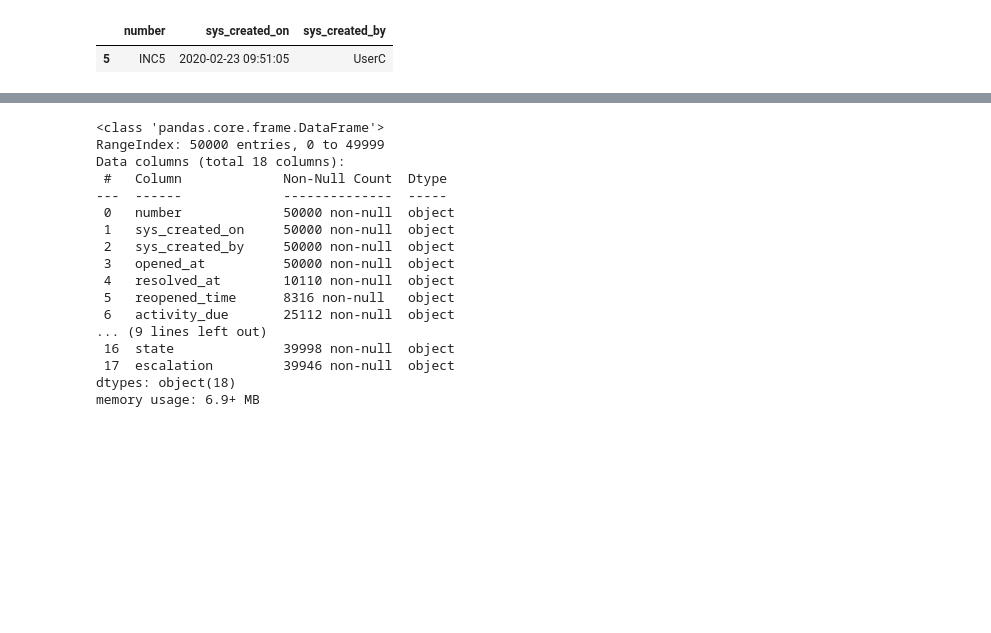
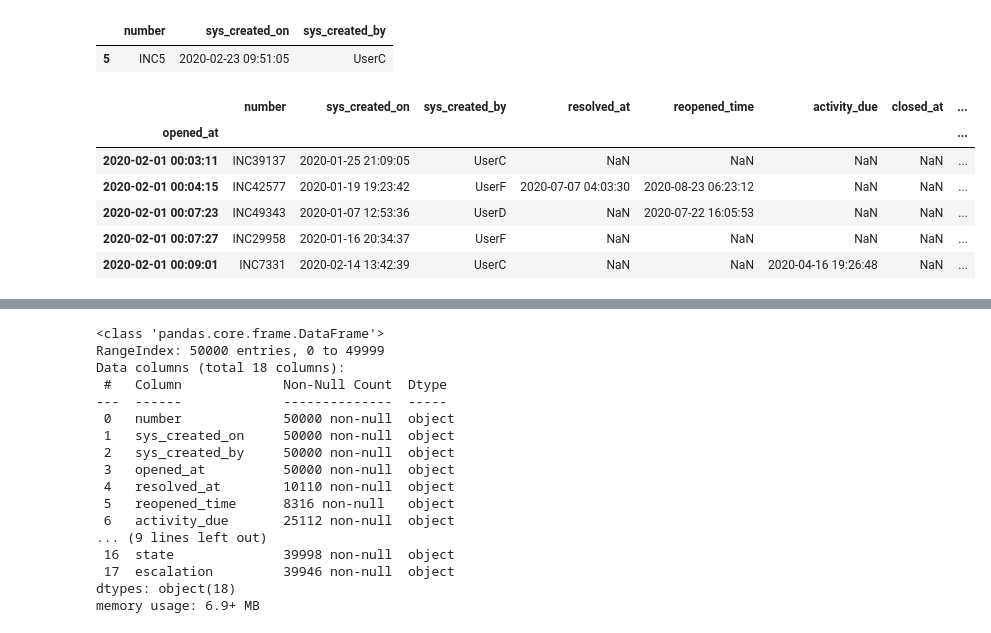
Before and after one commit to brad-do/hs_training, a Jupyter notebook: day2.ipynb, the cells around one changed output, grey strips where cells are left out. Drawn from its saved outputs; the diff is of its cells as text; code cells hidden in the pictures; blank space fills up the shorter version.

```diff
--- a/day2.ipynb
+++ b/day2.ipynb
@@ -60,3 +61,18 @@ df_incidents[df_incidents.index==5][['number','sys_created_on', 'sys_created_by'
 # %% [output]
 |  | number | sys_created_on | sys_created_by |
 | 5 | INC5 | 2020-02-23 09:51:05 | UserC |
+# %%
+# While we're on the topic of slicing and filtering, what cool stuff can we do with a timestamp as index?
+
+df_ts_index = df_incidents.copy()
+df_ts_index['opened_at'] = pd.to_datetime(df_ts_index.opened_at)
+df_ts_index = df_ts_index.set_index('opened_at').sort_index()
+df_ts_index.head()
+# %% [output]
+|  | number | sys_created_on | sys_created_by | resolved_at | reopened_time | activity_due | closed_at | ... |
+| opened_at |  |  |  |  |  |  |  | ... |
+| 2020-02-01 00:03:11 | INC39137 | 2020-01-25 21:09:05 | UserC | NaN | NaN | NaN | NaN | ... |
+| 2020-02-01 00:04:15 | INC42577 | 2020-01-19 19:23:42 | UserF | 2020-07-07 04:03:30 | 2020-08-23 06:23:12 | NaN | NaN | ... |
+| 2020-02-01 00:07:23 | INC49343 | 2020-01-07 12:53:36 | UserD | NaN | 2020-07-22 16:05:53 | NaN | NaN | ... |
+| 2020-02-01 00:07:27 | INC29958 | 2020-01-16 20:34:37 | UserF | NaN | NaN | NaN | NaN | ... |
+| 2020-02-01 00:09:01 | INC7331 | 2020-02-14 13:42:39 | UserC | NaN | NaN | 2020-04-16 19:26:48 | NaN | ... |
```
Also changed, not shown: parts of 10 cells of this notebook, 3 other files.
